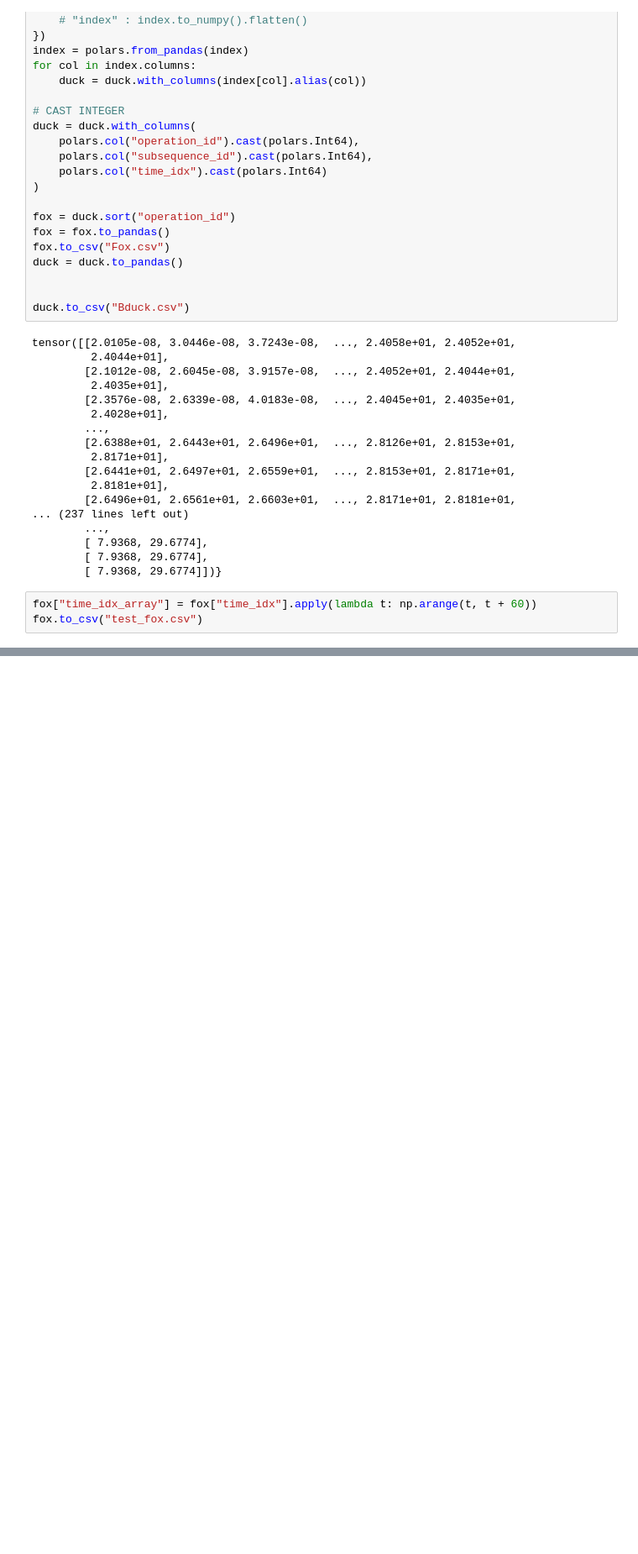
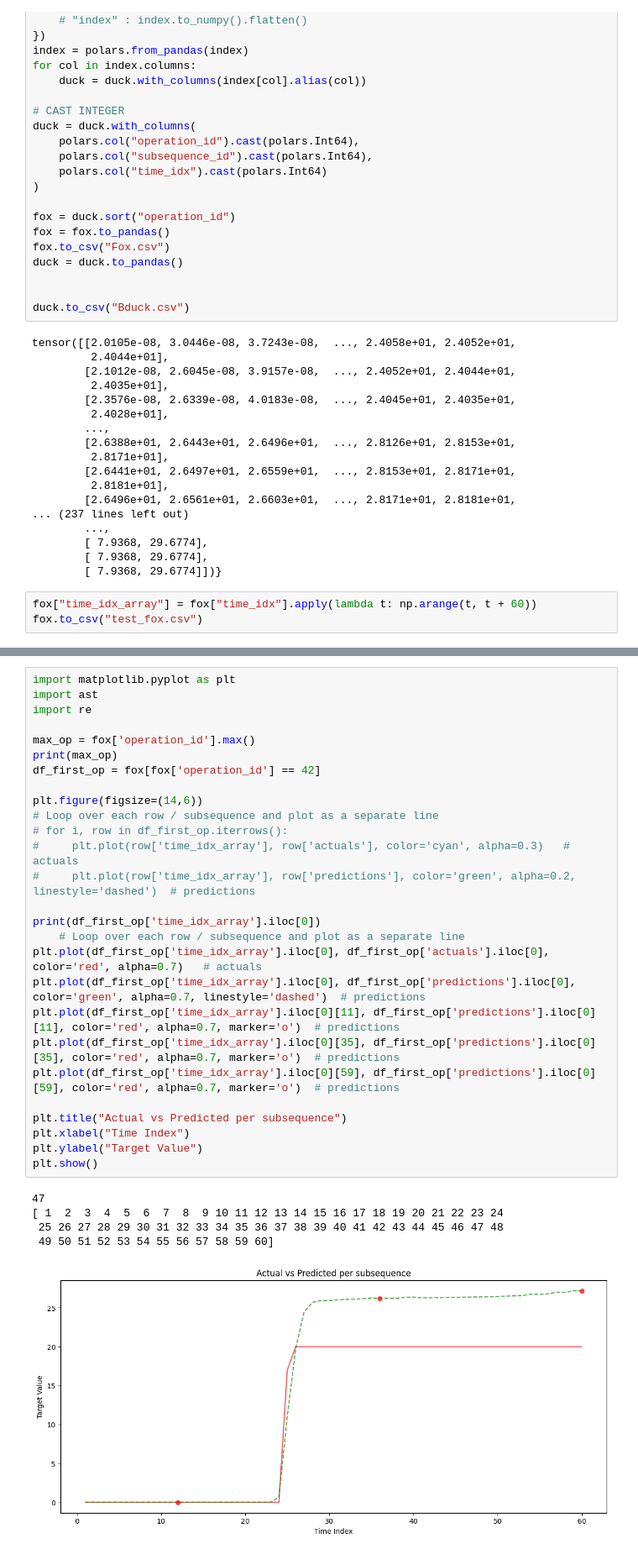
Before and after one commit to patwantsv5/tft_test, a Jupyter notebook: Final_Test.ipynb, the cells around one changed output, grey strips where cells are left out. Shown at 84% size. Saved outputs shown, nothing was run; the diff lists cells and outputs as text; blank space fills up the shorter version.

```diff
--- a/Final_Test.ipynb
+++ b/Final_Test.ipynb
@@ -450 +500,34 @@ plt.show()
+# %%
+import matplotlib.pyplot as plt
+import ast
+import re
+
+max_op = fox['operation_id'].max()
+print(max_op)
+df_first_op = fox[fox['operation_id'] == 42]
+
+plt.figure(figsize=(14,6))
+# Loop over each row / subsequence and plot as a separate line
+# for i, row in df_first_op.iterrows():
+#     plt.plot(row['time_idx_array'], row['actuals'], color='cyan', alpha=0.3)   # actuals
+#     plt.plot(row['time_idx_array'], row['predictions'], color='green', alpha=0.2, linestyle='dashed')  # predictions
+
+print(df_first_op['time_idx_array'].iloc[0])
+    # Loop over each row / subsequence and plot as a separate line
+plt.plot(df_first_op['time_idx_array'].iloc[0], df_first_op['actuals'].iloc[0], color='red', alpha=0.7)   # actuals
+plt.plot(df_first_op['time_idx_array'].iloc[0], df_first_op['predictions'].iloc[0], color='green', alpha=0.7, linestyle='dashed')  # predictions
+plt.plot(df_first_op['time_idx_array'].iloc[0][11], df_first_op['predictions'].iloc[0][11], color='red', alpha=0.7, marker='o')  # predictions
+plt.plot(df_first_op['time_idx_array'].iloc[0][35], df_first_op['predictions'].iloc[0][35], color='red', alpha=0.7, marker='o')  # predictions
+plt.plot(df_first_op['time_idx_array'].iloc[0][59], df_first_op['predictions'].iloc[0][59], color='red', alpha=0.7, marker='o')  # predictions
+
+plt.title("Actual vs Predicted per subsequence")
+plt.xlabel("Time Index")
+plt.ylabel("Target Value")
+plt.show()
+# %% [output]
+47
+[ 1  2  3  4  5  6  7  8  9 10 11 12 13 14 15 16 17 18 19 20 21 22 23 24
+ 25 26 27 28 29 30 31 32 33 34 35 36 37 38 39 40 41 42 43 44 45 46 47 48
+ 49 50 51 52 53 54 55 56 57 58 59 60]
+[figure, added]
 # %%
```
Also changed, not shown: parts of 9 cells of this notebook.
